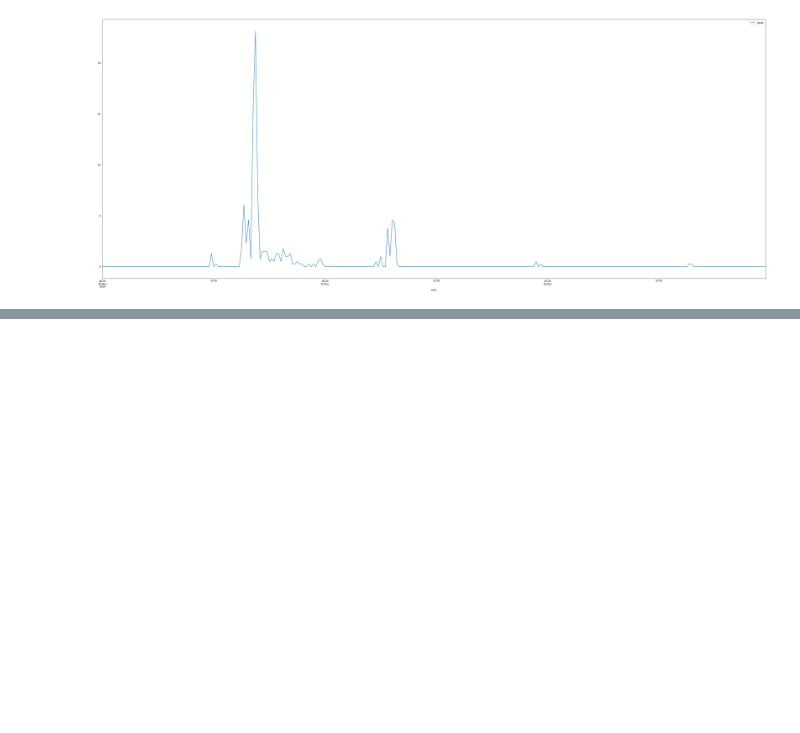
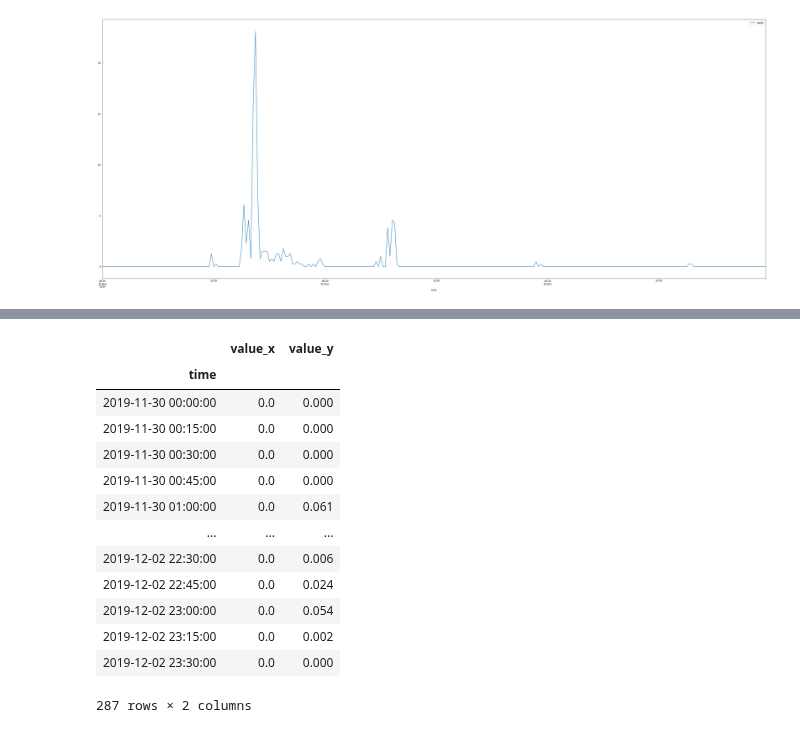
Before and after one commit to CUrW-SL/DSS-Framework, a Jupyter notebook: jupyter_notebooks/Water-level forecast.ipynb, the cells around one changed output, grey strips where cells are left out. Saved outputs shown, nothing was run; the diff lists cells and outputs as text; code cells hidden in the pictures; blank space fills up the shorter version.

Commit message:
column rename and merging two dataframes

```diff
--- a/jupyter_notebooks/Water-level forecast.ipynb
+++ b/jupyter_notebooks/Water-level forecast.ipynb
@@ -191,3 +191,8 @@ min15_ts.plot.line(y='value' ,figsize=(50,20))
 # %% [output]
 <matplotlib.axes._subplots.AxesSubplot at 0x...>
 [figure]
+# %%
+fcst_df['time'] = pd.to_datetime(fcst_df['time'], format=COMMON_DATE_TIME_FORMAT)
+fcst_df.set_index('time', inplace=True)
+print(min15_ts)
+print(fcst_df)
@@ -193,0 +217,17 @@ min15_ts.plot.line(y='value' ,figsize=(50,20))
+# %%
+min15_ts.merge(fcst_df, how = 'left', on='time')
+# %% [output]
+|  | value_x | value_y |
+| time |  |  |
+| 2019-11-30 00:00:00 | 0.0 | 0.000 |
+| 2019-11-30 00:15:00 | 0.0 | 0.000 |
+| 2019-11-30 00:30:00 | 0.0 | 0.000 |
+| 2019-11-30 00:45:00 | 0.0 | 0.000 |
+| 2019-11-30 01:00:00 | 0.0 | 0.061 |
+| ... | ... | ... |
+| 2019-12-02 22:30:00 | 0.0 | 0.006 |
+| 2019-12-02 22:45:00 | 0.0 | 0.024 |
+| 2019-12-02 23:00:00 | 0.0 | 0.054 |
+| 2019-12-02 23:15:00 | 0.0 | 0.002 |
+| 2019-12-02 23:30:00 | 0.0 | 0.000 |
+287 rows × 2 columns
```
Also changed, not shown: parts of 3 cells of this notebook.
